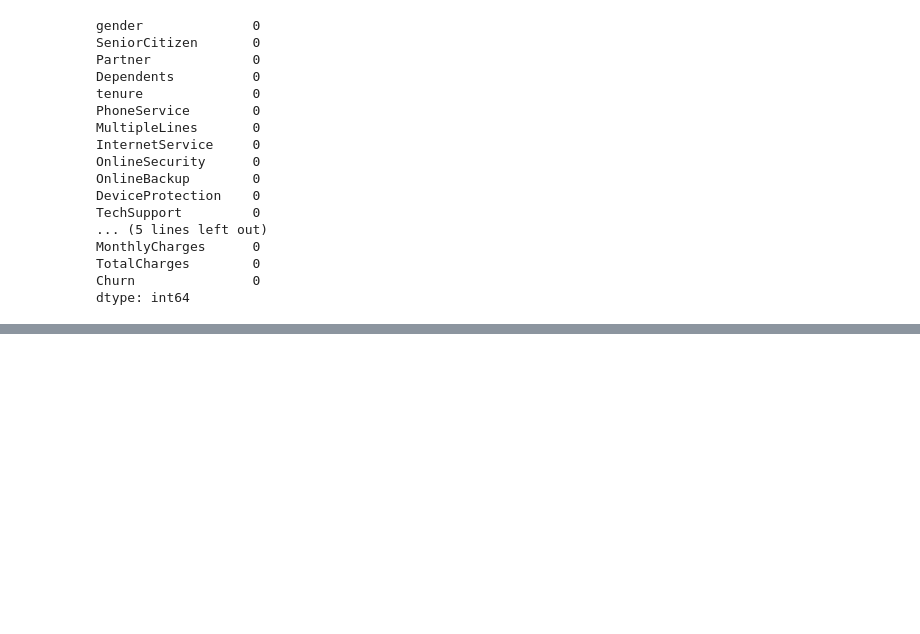
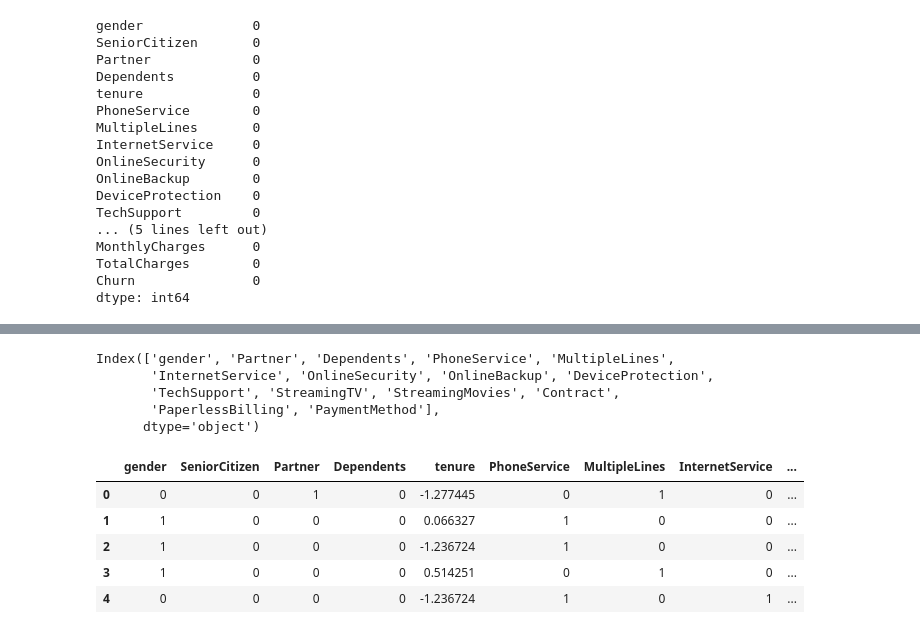
Before and after one commit to AksharKher-30/Customer-churn-prediction, a Jupyter notebook: customer_churn.ipynb, the cells around one changed output, grey strips where cells are left out. Cells and saved outputs as stored; diff of their text form; code cells hidden in the pictures; blank space fills up the shorter version.

```diff
--- a/customer_churn.ipynb
+++ b/customer_churn.ipynb
@@ -107,0 +142,3 @@ plot_distribution(df, 'TotalCharges')
+# %%
+## Label Encoding
+df['Churn'] = df['Churn'].replace({'No': 0, 'Yes': 1})
@@ -107,0 +165,19 @@ plot_distribution(df, 'TotalCharges')
+# %%
+object_cols = df.select_dtypes(include=['object']).columns
+# %%
+object_cols
+# %% [output]
+Index(['gender', 'Partner', 'Dependents', 'PhoneService', 'MultipleLines',
+       'InternetService', 'OnlineSecurity', 'OnlineBackup', 'DeviceProtection',
+       'TechSupport', 'StreamingTV', 'StreamingMovies', 'Contract',
+       'PaperlessBilling', 'PaymentMethod'],
+      dtype='object')
+# %%
+from sklearn.preprocessing import LabelEncoder
+
+encoders = {}
+
+for col in object_cols:
+    le = LabelEncoder()
+    df[col] = le.fit_transform(df[col])
+    encoders[col] = le
@@ -107,0 +190,13 @@ plot_distribution(df, 'TotalCharges')
+# %%
+numeric_cols = ['tenure', 'MonthlyCharges', 'TotalCharges']
+scaler = StandardScaler()
+df[numeric_cols] = scaler.fit_transform(df[numeric_cols])
+# %%
+df.head()
+# %% [output]
+|  | gender | SeniorCitizen | Partner | Dependents | tenure | PhoneService | MultipleLines | InternetService | ... |
+| 0 | 0 | 0 | 1 | 0 | -1.277445 | 0 | 1 | 0 | ... |
+| 1 | 1 | 0 | 0 | 0 | 0.066327 | 1 | 0 | 0 | ... |
+| 2 | 1 | 0 | 0 | 0 | -1.236724 | 1 | 0 | 0 | ... |
+| 3 | 1 | 0 | 0 | 0 | 0.514251 | 0 | 1 | 0 | ... |
+| 4 | 0 | 0 | 0 | 0 | -1.236724 | 1 | 0 | 1 | ... |
```
Also changed, not shown: parts of 23 cells of this notebook, 5 other files.
